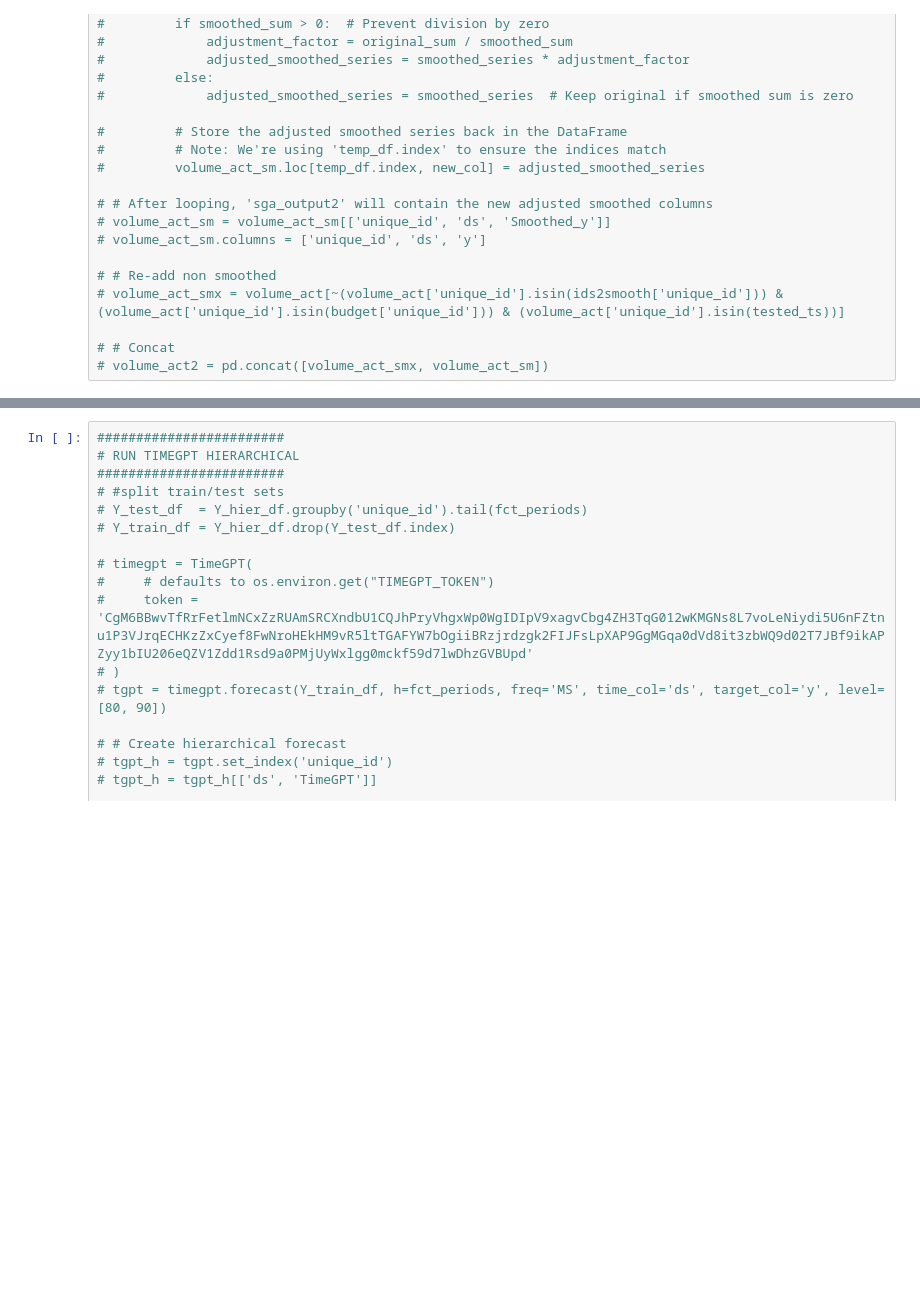
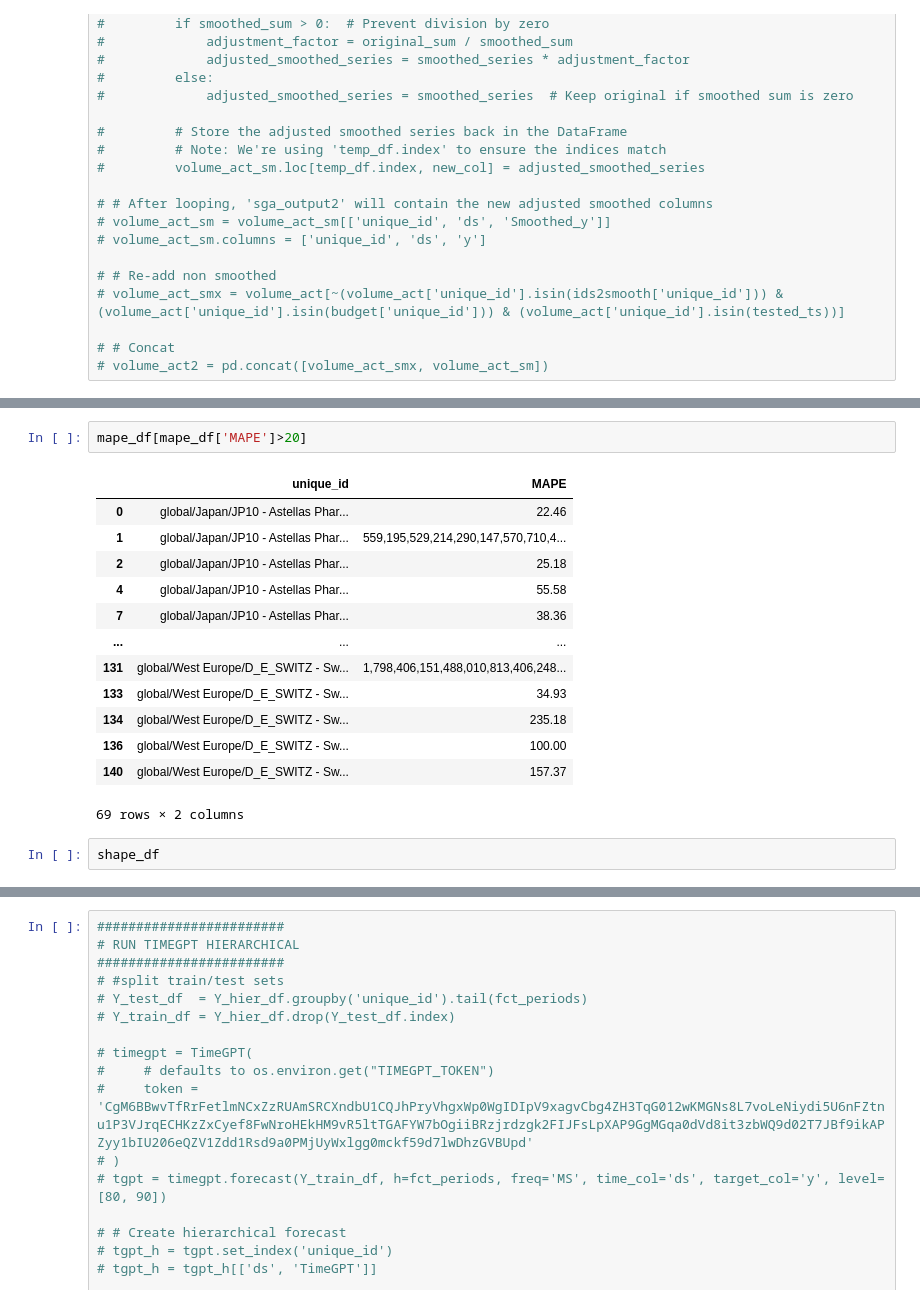
Before and after one commit to achett/Hierarchical-Model, a Jupyter notebook: Bayesian_Hierarchical_Model.ipynb, the cells around one changed output, grey strips where cells are left out. Saved outputs shown, nothing was run; the diff lists cells and outputs as text; blank space fills up the shorter version.

```diff
--- a/Bayesian_Hierarchical_Model.ipynb
+++ b/Bayesian_Hierarchical_Model.ipynb
@@ -337,0 +456,18 @@ volume_fct = volume_fct[['unique_id', 'ds', 'Forecast']]
+# %%
+mape_df[mape_df['MAPE']>20]
+# %% [output]
+|  | unique_id | MAPE |
+| 0 | global/Japan/JP10 - Astellas Phar... | 22.46 |
+| 1 | global/Japan/JP10 - Astellas Phar... | 559,195,529,214,290,147,570,710,4... |
+| 2 | global/Japan/JP10 - Astellas Phar... | 25.18 |
+| 4 | global/Japan/JP10 - Astellas Phar... | 55.58 |
+| 7 | global/Japan/JP10 - Astellas Phar... | 38.36 |
+| ... | ... | ... |
+| 131 | global/West Europe/D_E_SWITZ - Sw... | 1,798,406,151,488,010,813,406,248... |
+| 133 | global/West Europe/D_E_SWITZ - Sw... | 34.93 |
+| 134 | global/West Europe/D_E_SWITZ - Sw... | 235.18 |
+| 136 | global/West Europe/D_E_SWITZ - Sw... | 100.00 |
+| 140 | global/West Europe/D_E_SWITZ - Sw... | 157.37 |
+69 rows × 2 columns
+# %%
+shape_df
```
Also changed, not shown: parts of 20 cells of this notebook.
